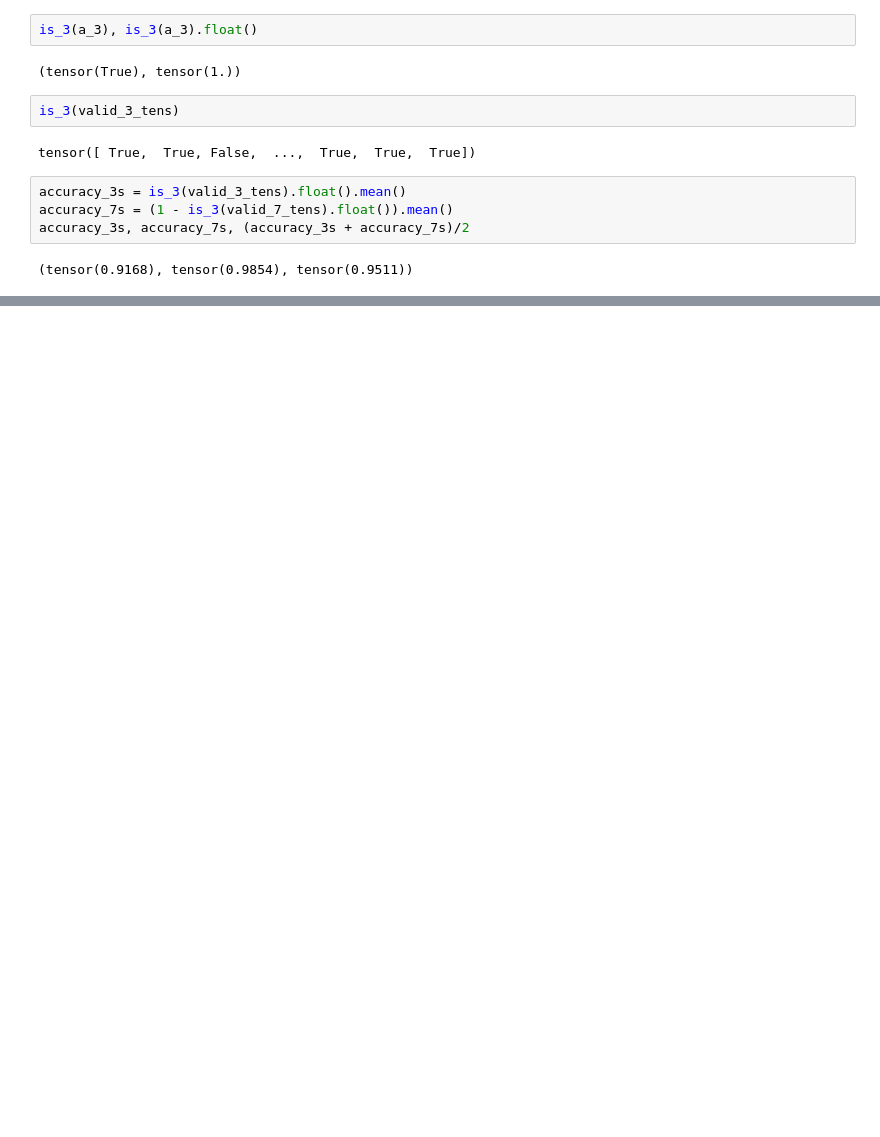
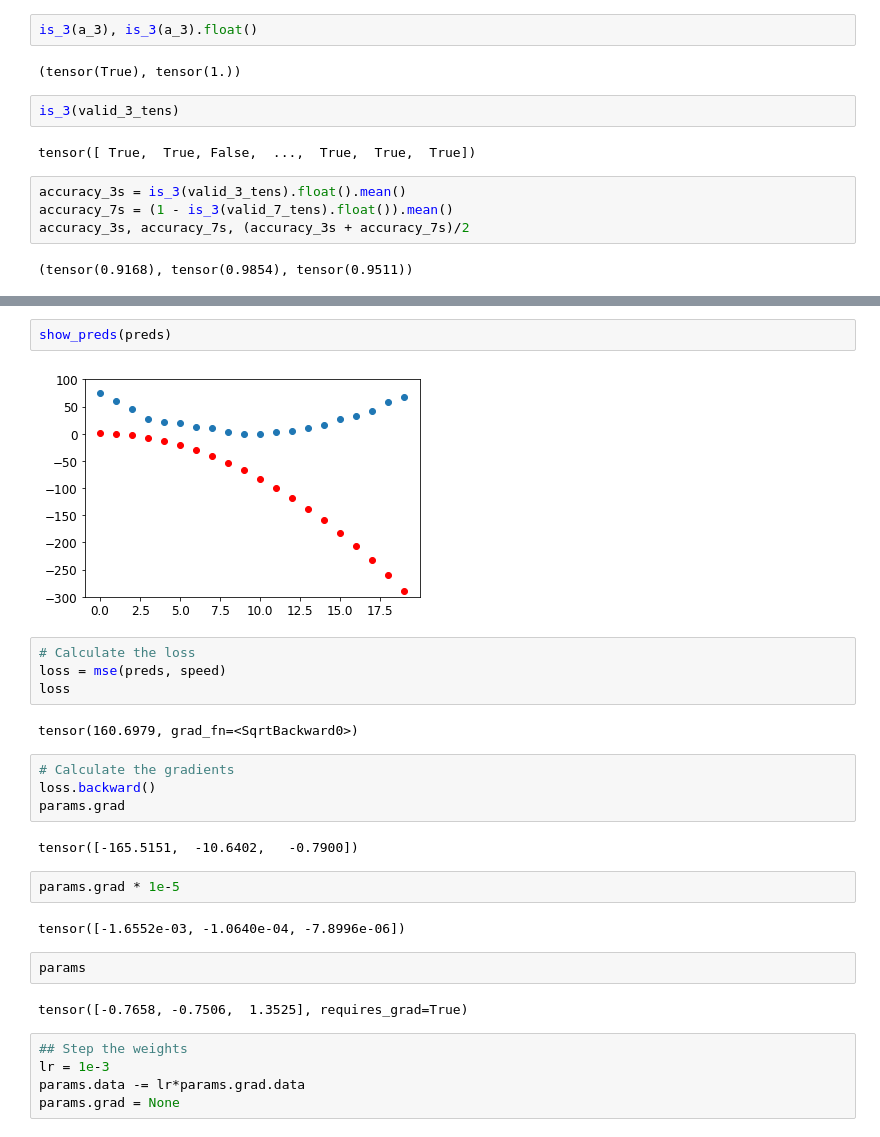
Before and after one commit to MUbarak123-56/fast-ai, a Jupyter notebook: chapter4.ipynb, the cells around one changed output, grey strips where cells are left out. Drawn from its saved outputs; the diff is of its cells as text; blank space fills up the shorter version.

```diff
--- a/chapter4.ipynb
+++ b/chapter4.ipynb
@@ -198,0 +267,29 @@ accuracy_3s, accuracy_7s, (accuracy_3s + accuracy_7s)/2
+# %%
+show_preds(preds)
+# %% [output]
+[figure, added]
+# %%
+# Calculate the loss
+loss = mse(preds, speed)
+loss
+# %% [output]
+tensor(160.6979, grad_fn=<SqrtBackward0>)
+# %%
+# Calculate the gradients
+loss.backward()
+params.grad
+# %% [output]
+tensor([-165.5151,  -10.6402,   -0.7900])
+# %%
+params.grad * 1e-5
+# %% [output]
+tensor([-1.6552e-03, -1.0640e-04, -7.8996e-06])
+# %%
+params
+# %% [output]
+tensor([-0.7658, -0.7506,  1.3525], requires_grad=True)
+# %%
+## Step the weights
+lr = 1e-3
+params.data -= lr*params.grad.data
+params.grad = None
```
Also changed, not shown: parts of 90 cells of this notebook.
